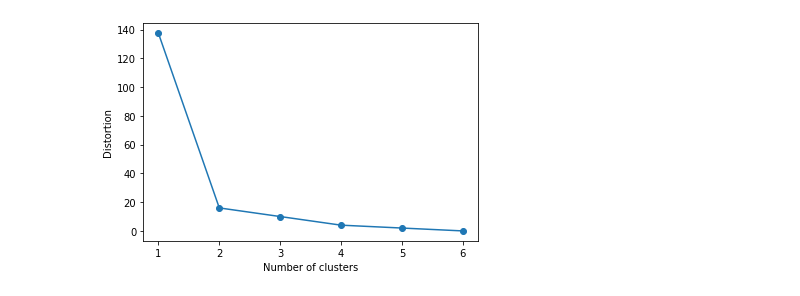
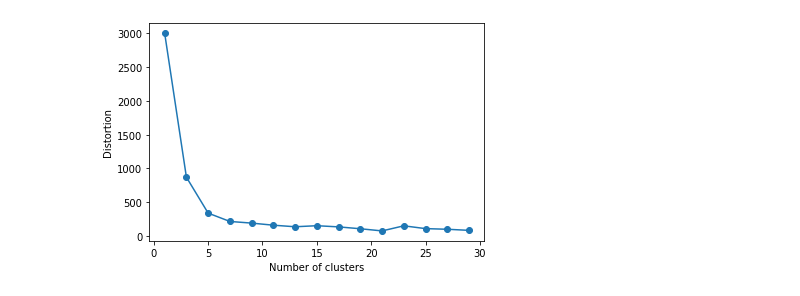
Before and after one commit to rynaa/crime-analysis-report-1, a Jupyter notebook: k_means.ipynb, the cells around one changed output. Drawn from its saved outputs; the diff is of its cells as text; code cells hidden in the pictures.

Commit message:
visualisation: Adds plots for kmeans and dbscan

```diff
--- a/k_means.ipynb
+++ b/k_means.ipynb
@@ -119,0 +143,3 @@ array([[10.,  2.],
+# %%
+data[cols_to_norm] = StandardScaler().fit_transform(data[cols_to_norm])
+data
@@ -119,0 +162,3 @@ array([[10.,  2.],
+# %%
+n_features = len(cols_to_norm)
+n_features
@@ -119,0 +167,8 @@ array([[10.,  2.],
+# %%
+pca = PCA(n_components=n_features)
+principal_components = pca.fit_transform(data[cols_to_norm])
+features = range(pca.n_components_)
+plt.bar(features, pca.explained_variance_ratio_, color='black')
+plt.xlabel('PCA features')
+plt.ylabel('variance %')
+plt.xticks(features)
@@ -119,0 +188,4 @@ array([[10.,  2.],
+# %%
+PCA_components = pd.DataFrame(principal_components)
+PCA_components = pd.concat([data[all_headers[:2]], PCA_components], axis=1)
+PCA_components
@@ -120,4 +214,4 @@ array([[10.,  2.],
 # %%
-KMeans.plot_elbow_curve(X, 1, 6, 1)
+KMeans.plot_elbow_curve(PCA_components.loc[:, [0,1]].to_numpy(), 1, 30, 2)
 # %% [output]
-[figure, old version]
+[figure, new version]
```
Also changed, not shown: parts of 17 cells of this notebook, 1 other file.
